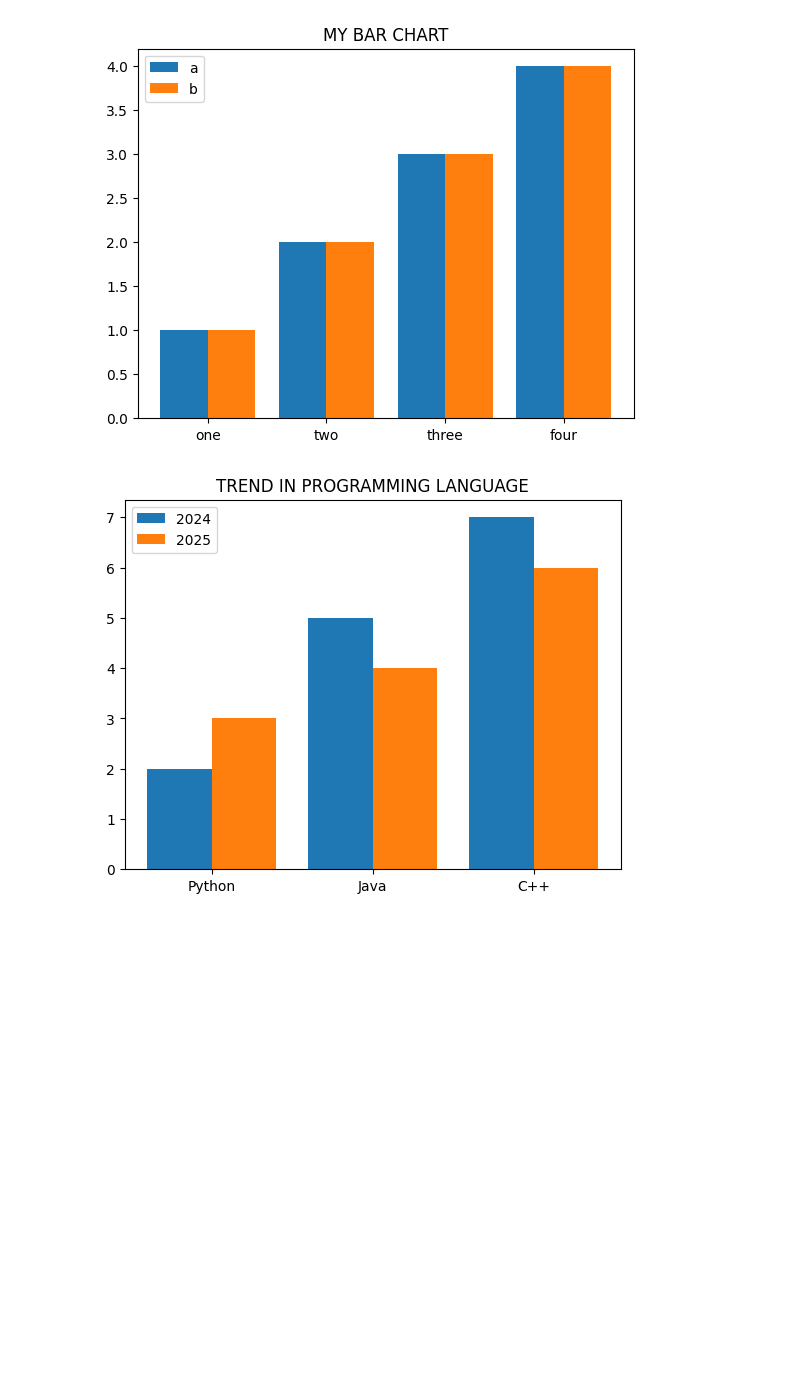
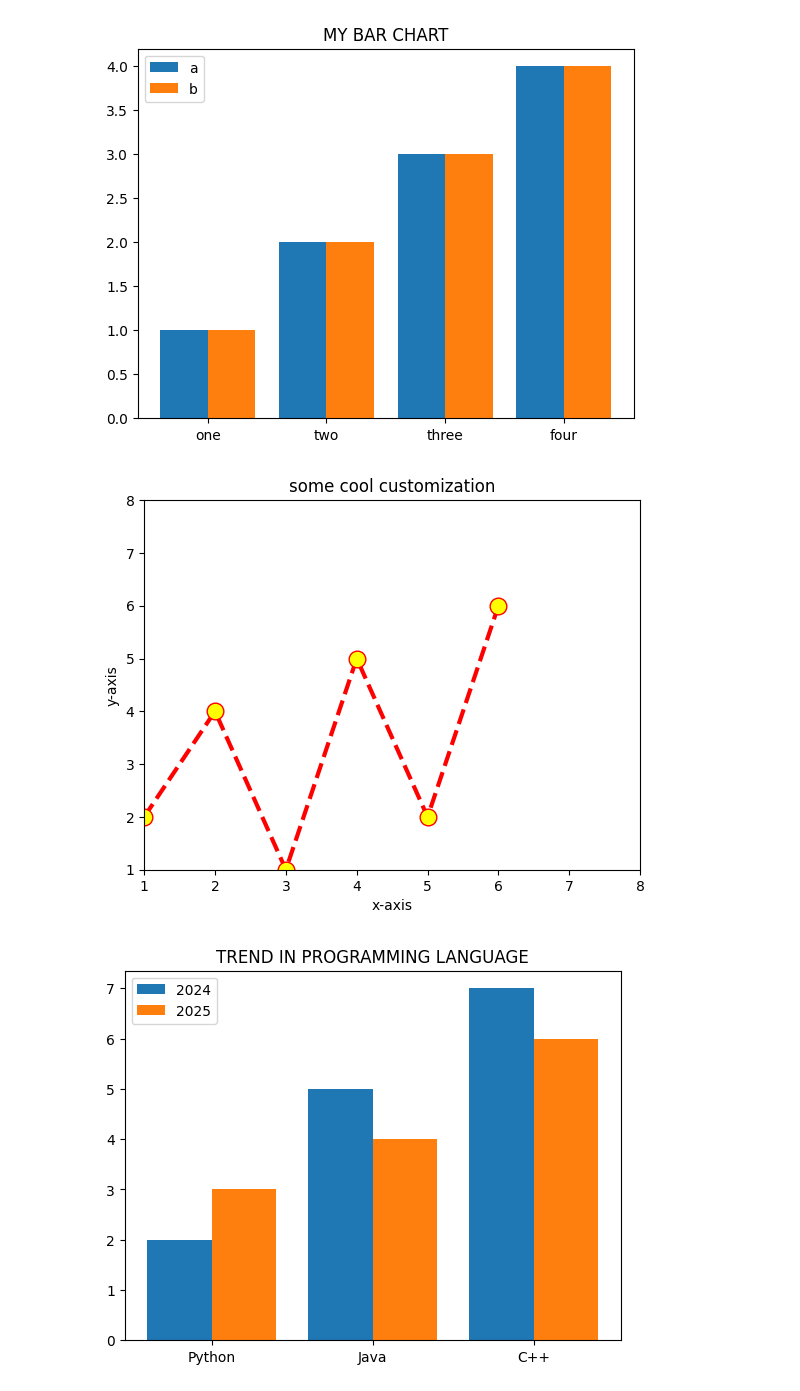
Before and after one commit to dheeman25/collab, a Jupyter notebook: chapter_appendix-tools-for-deep-learning/jupyter.ipynb, the cells around one changed output. Cells and saved outputs as stored; diff of their text form; code cells hidden in the pictures; blank space fills up the shorter version.

```diff
--- a/chapter_appendix-tools-for-deep-learning/jupyter.ipynb
+++ b/chapter_appendix-tools-for-deep-learning/jupyter.ipynb
@@ -141,6 +141,19 @@ plt.legend()
 plt.show()
 # %% [output]
 [figure]
+# %%
+import matplotlib.pyplot as plt
+x=[1,2,3,4,5,6]
+y=[2,4,1,5,2,6]
+plt.plot(x,y,color='red',linestyle='dashed',linewidth=3,marker='o', markerfacecolor='yellow',markersize=12)
+plt.ylim(1,8)
+plt.xlim(1,8)
+plt.xlabel('x-axis')
+plt.ylabel('y-axis')
+plt.title('some cool customization')
+plt.show()
+# %% [output]
+[figure, added]
 # %%
 import matplotlib.pyplot as plt
 import numpy as np
```
